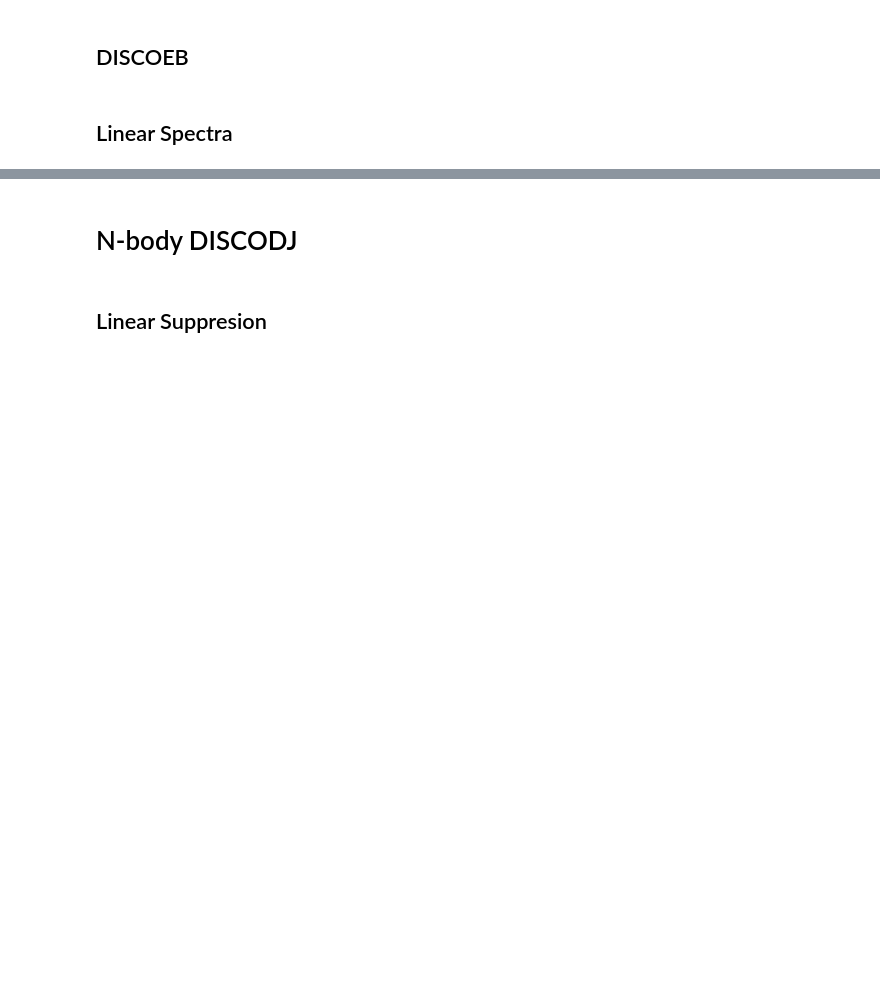
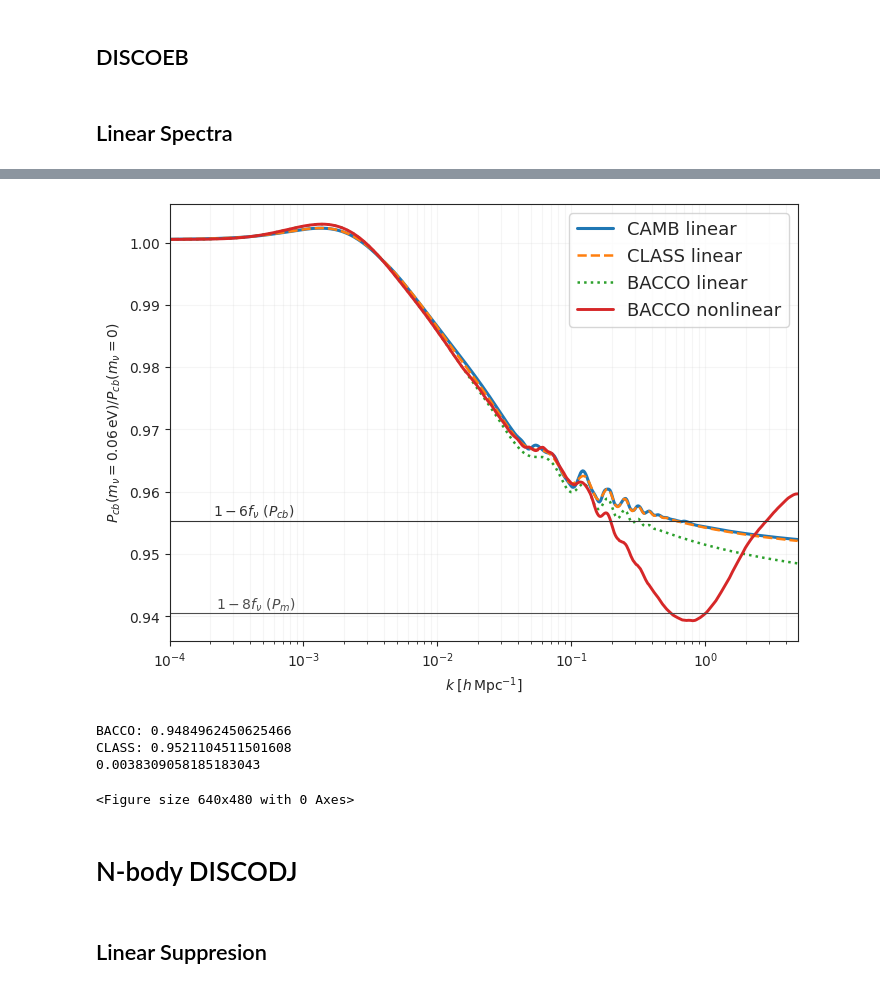
Before and after one commit to Xantyos13/DISCO-DJ, a Jupyter notebook: Neutrinos/Power_comparaison.ipynb, the cells around one changed output, grey strips where cells are left out. Saved outputs shown, nothing was run; the diff lists cells and outputs as text; code cells hidden in the pictures; blank space fills up the shorter version.

```diff
--- a/Neutrinos/Power_comparaison.ipynb
+++ b/Neutrinos/Power_comparaison.ipynb
@@ -516,58 +531,68 @@ plt.savefig('spectra_ref.pgf')
 # %%
 fig, ax = plt.subplots(
     figsize=(7, 5),
     constrained_layout=True,
 )
 
 # Ratios massive / massless
 ratio_camb     = P_camb_cb_grid_nu / P_camb_cb_grid
 ratio_class    = Pkbc_CLASS_nu    / Pkbc_CLASS
 ratio_bacco    = pk_lin           / pk_ref
 ratio_bacco_nl = pk_nl            / pk_nl_ref
 # ratio_disco = Pcb_EB_nu / Pcb_EB
 
 ax.semilogx(k_h,ratio_camb,color="C0",lw=2.2,label="CAMB linear",)
 ax.semilogx(k_h,ratio_class,color="C1",lw=1.8,ls="--",label="CLASS linear",)
 ax.semilogx(k_h,ratio_bacco,color="C2",lw=1.8,ls=":",label="BACCO linear",)
 ax.semilogx(k_h,ratio_bacco_nl,color="C3",lw=2.1,label="BACCO nonlinear",)
-# ax.semilogx(k_h, ratio_disco, color="C4", lw=2.1, label="DISCOEB")
-#
-#ax.axhline(supp_Pcb, color="0.2", lw=0.8)
-#ax.axhline(supp_P,   color="0.3", lw=0.8)
-#
-#ax.annotate(
-#    r"$1-6f_\nu$ ($P_{cb}$)",
-#    xy=(0.2, supp_Pcb),
-#    xycoords=("axes fraction", "data"),
-#    ha="right",
-#    va="bottom",
-#    color="0.2",
-#)
-#
-#ax.annotate(
-#    r"$1-8f_\nu$ ($P_m$)",
-#    xy=(0.2, supp_P),
-#    xycoords=("axes fraction", "data"),
-#    ha="right",
-#    va="bottom",
-#    color="0.3",
-#)
-#
+#ax.semilogx(k_h, ratio_disco, color="C4", lw=2.1, label="DISCOEB")
+
+ax.axhline(supp_Pcb, color="0.2", lw=0.8)
+ax.axhline(supp_P,   color="0.3", lw=0.8)
+
+ax.annotate(
+    r"$1-6f_\nu$ ($P_{cb}$)",
+    xy=(0.2, supp_Pcb),
+    xycoords=("axes fraction", "data"),
+    ha="right",
+    va="bottom",
+    color="0.2",
+)
+
+ax.annotate(
+    r"$1-8f_\nu$ ($P_m$)",
+    xy=(0.2, supp_P),
+    xycoords=("axes fraction", "data"),
+    ha="right",
+    va="bottom",
+    color="0.3",
+)
+
 ax.set_xscale("log")
 ax.set_xlim(k_h.min(), k_h.max())
 
 ax.set_xlabel(r"$k\;[h\,{\rm Mpc}^{-1}]$")
 ax.set_ylabel(
-    r"$P_{cb}(m_\nu=0.3\,{\rm eV}) / P_{cb}(m_\nu=0)$"
+    r"$P_{cb}(m_\nu=0.06\,{\rm eV}) / P_{cb}(m_\nu=0)$"
 )
 
-ax.set_title(rf"Suppression due to $\sum m_\nu = {cosmo["sum_mnu"]}eV $")
+#ax.set_title(rf"Suppression due to $\sum m_\nu = {cosmo["sum_mnu"]}eV $")
 
 ax.legend(prop={'size': 13})
 ax.grid(True, which="both", alpha=0.18)
 
 plt.show()
-plt.savefig('supp_ref_003.pgf')
+plt.savefig('supp_ref_006.pgf')
+
+print("BACCO:",ratio_bacco[-1])
+print("CLASS:",ratio_class[-1])
+print(ratio_camb[-1]-ratio_bacco[-1])
+# %% [output]
+[figure, added]
+BACCO: 0.9484962450625466
+CLASS: 0.9521104511501608
+0.0038309058185183043
+<Figure size 640x480 with 0 Axes>
 # %% [markdown]
 # N-body DISCODJ
 # %% [markdown]
```
Also changed, not shown: parts of 17 cells of this notebook, 4 other files.
